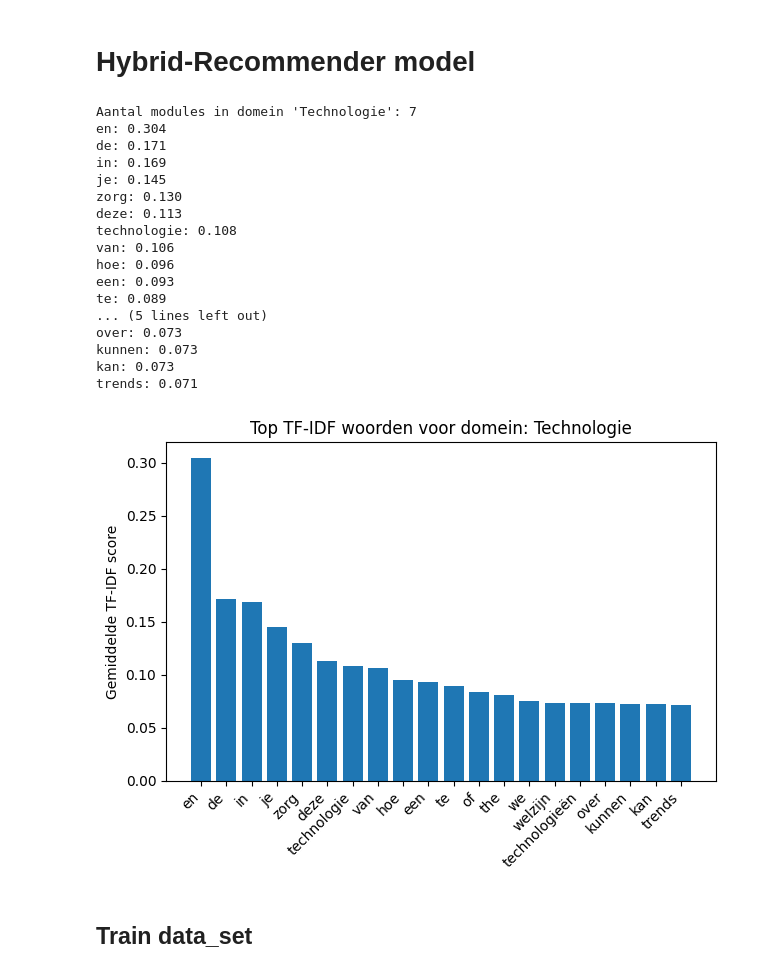
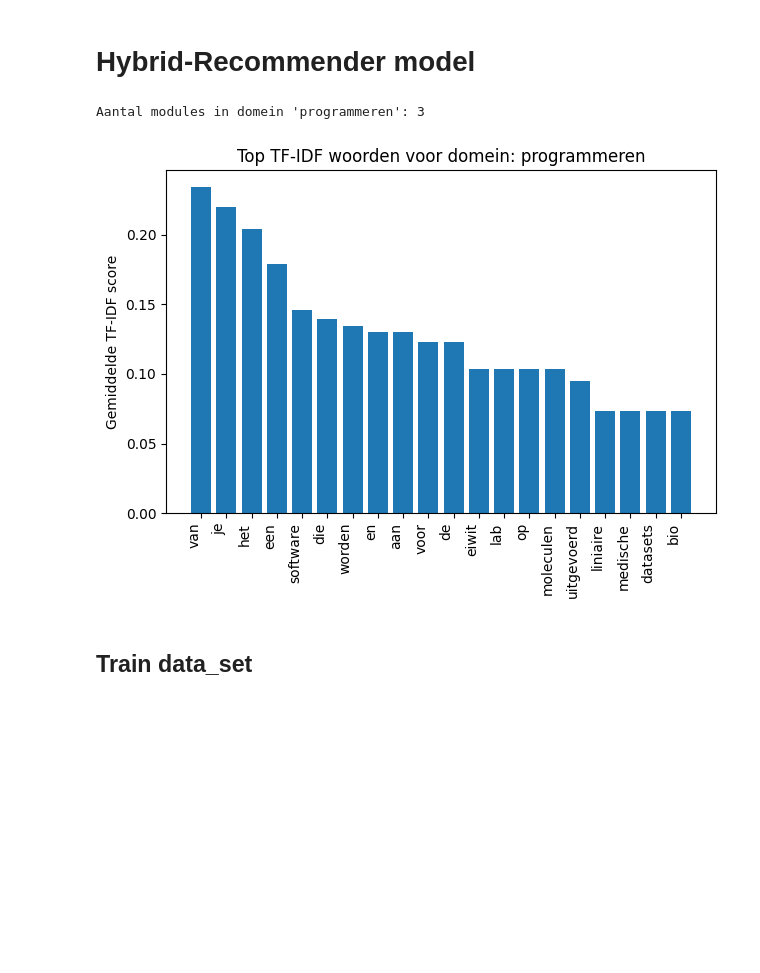
Before and after one commit to EnesT51/LU2-AI-Prototype, a Jupyter notebook: AI-PoC/AI_PoC.ipynb, the cells around one changed output. Cells and saved outputs as stored; diff of their text form; code cells hidden in the pictures; blank space fills up the shorter version.

```diff
--- a/AI-PoC/AI_PoC.ipynb
+++ b/AI-PoC/AI_PoC.ipynb
@@ -246,59 +241,39 @@ plt.show()
 # %%
 from sklearn.feature_extraction.text import TfidfVectorizer
 
-text_col = 'combined_text' if 'combined_text' in data_set_copy.columns else 'description'
+text_col =  'description'
 data_set_copy[text_col] = data_set_copy[text_col].fillna("")
-data_set_copy['module_tags'] = data_set_copy['module_tags'].fillna("Onbekend")
+data_set_copy['module_tags'] = data_set_copy['module_tags'].fillna("")
 
-# Kies één tag/domein om te analyseren, bv 'AI'
-domein = "Technologie"  # pas aan voor verschillenden domeinen
+domein = "programmeren"
 
 mask = data_set_copy['module_tags'].str.contains(domein, case=False, na=False)
 docs = data_set_copy.loc[mask, text_col].tolist()
 
 print(f"Aantal modules in domein '{domein}':", len(docs))
 
-vectorizer = TfidfVectorizer(max_features=50)  # neem bv. top 50 woorden
+vectorizer = TfidfVectorizer(max_features=50)
 X = vectorizer.fit_transform(docs)
 
 # Gemiddelde tf-idf score per woord
 mean_tfidf = np.asarray(X.mean(axis=0)).ravel()
 words = np.array(vectorizer.get_feature_names_out())
 
 # Sorteer op score
 top_idx = mean_tfidf.argsort()[::-1]
-top_words = words[top_idx][:20]      # top 20
+top_words = words[top_idx][:20]
 top_scores = mean_tfidf[top_idx][:20]
-
-for w, s in zip(top_words, top_scores):
-    print(f"{w}: {s:.3f}")
 
 plt.figure()
 plt.bar(range(len(top_words)), top_scores)
-plt.xticks(range(len(top_words)), top_words, rotation=45, ha='right')
+plt.xticks(range(len(top_words)), top_words, rotation=90, ha='right')
 plt.title(f"Top TF-IDF woorden voor domein: {domein}")
 plt.ylabel("Gemiddelde TF-IDF score")
 plt.tight_layout()
 plt.show()
 # %% [output]
-Aantal modules in domein 'Technologie': 7
-en: 0.304
-de: 0.171
-in: 0.169
-je: 0.145
-zorg: 0.130
-deze: 0.113
-technologie: 0.108
-van: 0.106
-hoe: 0.096
-een: 0.093
-te: 0.089
-... (5 lines left out)
-over: 0.073
-kunnen: 0.073
-kan: 0.073
-trends: 0.071
+Aantal modules in domein 'programmeren': 3
-[figure, old version]
+[figure, new version]
 # %% [markdown]
 ## Train data_set
 # %%
```
Also changed, not shown: parts of 3 cells of this notebook.
